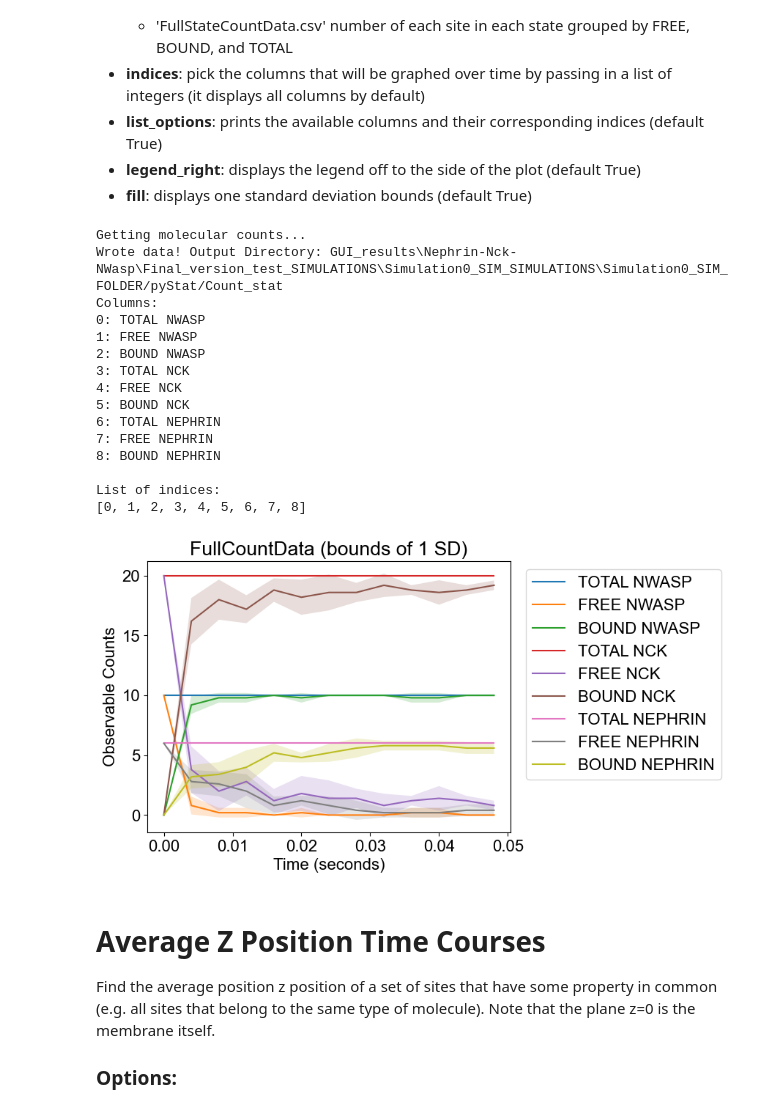
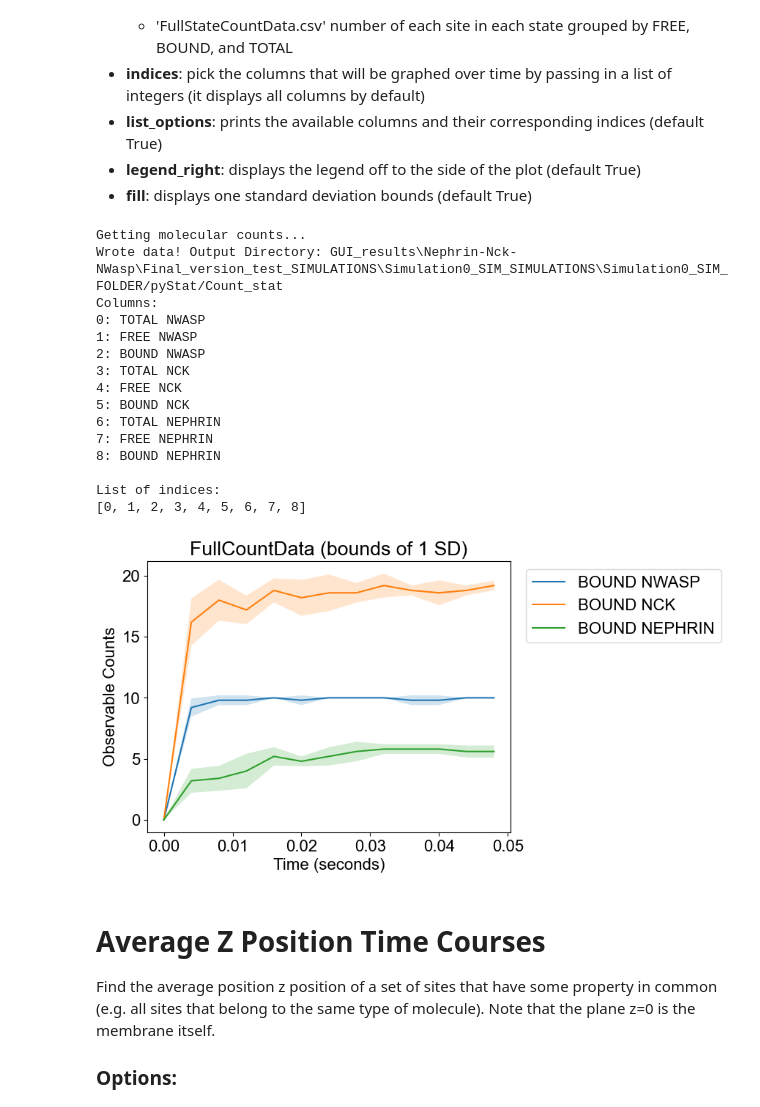
Before and after one commit to SpringSaLaDpy/SpringSaLaDpy_demo, a Jupyter notebook: analysis.ipynb, the cells around one changed output. Cells and saved outputs as stored; diff of their text form; code cells hidden in the pictures.

```diff
--- a/analysis.ipynb
+++ b/analysis.ipynb
@@ -123,24 +123,24 @@ Warning, the provided time 0.01 has been rounded to the closest available value:
 - **legend_right**: displays the legend off to the side of the plot (default True)
 - **fill**: displays one standard deviation bounds (default True)
 # %%
-Counter.plot(search_directory, data_selection='FullCountData', indices=[], list_options=True, legend_right=True, fill=True)
+Counter.plot(search_directory, data_selection='FullCountData', indices=[2,5,8], list_options=True, legend_right=True, fill=True)
 # %% [output]
 Getting molecular counts...
 Wrote data! Output Directory: GUI_results\Nephrin-Nck-NWasp\Final_version_test_SIMULATIONS\Simulation0_SIM_SIMULATIONS\Simulation0_SIM_FOLDER/pyStat/Count_stat
 Columns:
 0: TOTAL NWASP
 1: FREE NWASP
 2: BOUND NWASP
 3: TOTAL NCK
 4: FREE NCK
 5: BOUND NCK
 6: TOTAL NEPHRIN
 7: FREE NEPHRIN
 8: BOUND NEPHRIN
 
 List of indices:
 [0, 1, 2, 3, 4, 5, 6, 7, 8]
-[figure, old version]
+[figure, new version]
 # %% [markdown]
 # Average Z Position Time Courses
 
```
Also changed, not shown: 1 other file.
